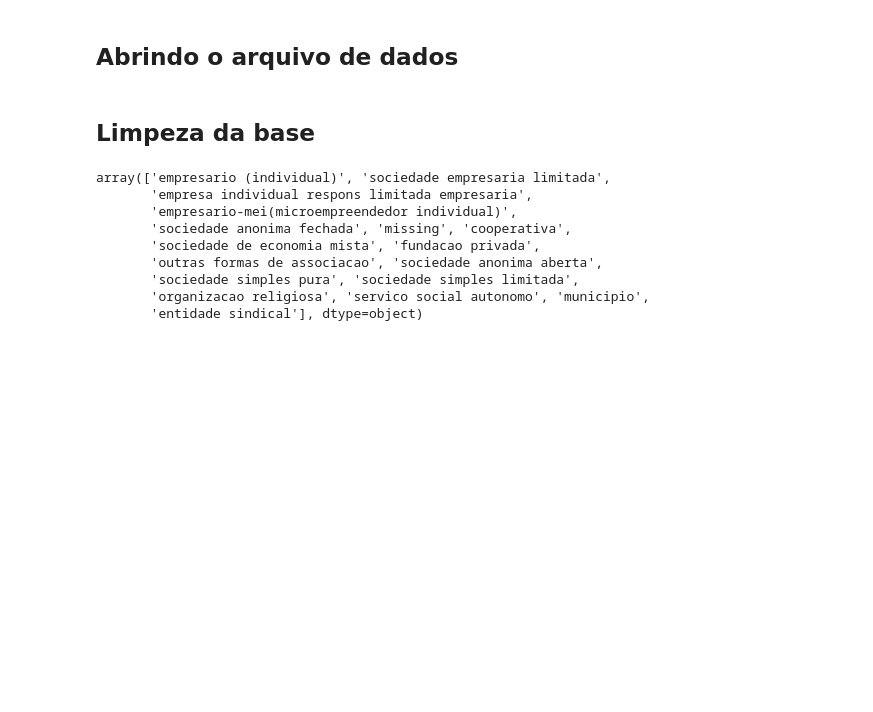
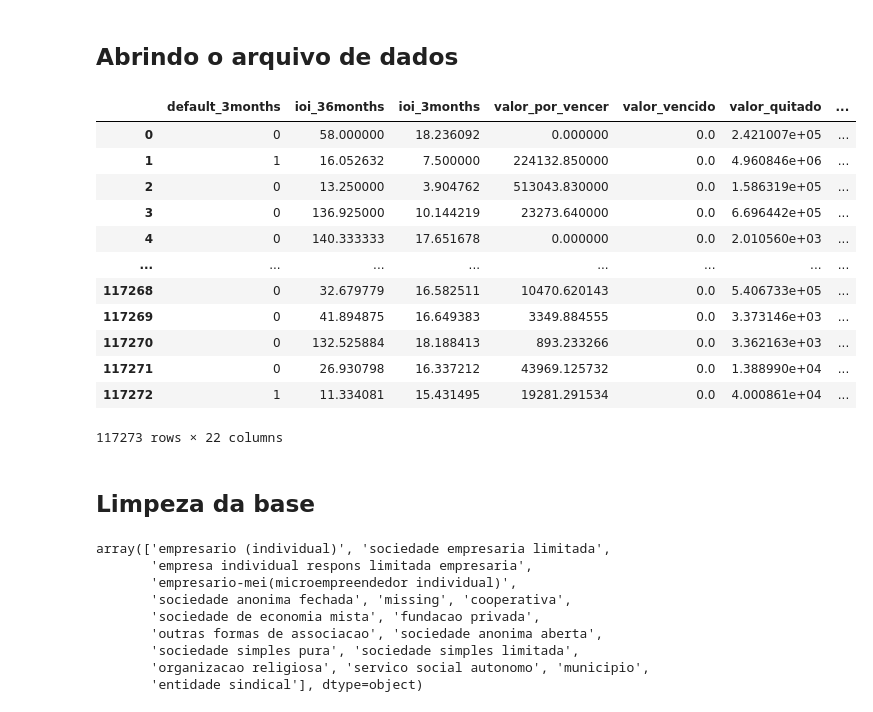
Before and after one commit to carolkgn/desafio_kognita, a Jupyter notebook: Notebooks/X-Health - Pipeline de modelagem.ipynb, the cells around one changed output. Cells and saved outputs as stored; diff of their text form; code cells hidden in the pictures; blank space fills up the shorter version.

```diff
--- a/Notebooks/X-Health - Pipeline de modelagem.ipynb
+++ b/Notebooks/X-Health - Pipeline de modelagem.ipynb
@@ -7,3 +16,19 @@ df = pd.read_csv('~/Área de Trabalho/desafio_kognita/_data/dataset_2021-5-26-10
+# %%
+df
+# %% [output]
+|  | default_3months | ioi_36months | ioi_3months | valor_por_vencer | valor_vencido | valor_quitado | ... |
+| 0 | 0 | 58.000000 | 18.236092 | 0.000000 | 0.0 | 2.421007e+05 | ... |
+| 1 | 1 | 16.052632 | 7.500000 | 224132.850000 | 0.0 | 4.960846e+06 | ... |
+| 2 | 0 | 13.250000 | 3.904762 | 513043.830000 | 0.0 | 1.586319e+05 | ... |
+| 3 | 0 | 136.925000 | 10.144219 | 23273.640000 | 0.0 | 6.696442e+05 | ... |
+| 4 | 0 | 140.333333 | 17.651678 | 0.000000 | 0.0 | 2.010560e+03 | ... |
+| ... | ... | ... | ... | ... | ... | ... | ... |
+| 117268 | 0 | 32.679779 | 16.582511 | 10470.620143 | 0.0 | 5.406733e+05 | ... |
+| 117269 | 0 | 41.894875 | 16.649383 | 3349.884555 | 0.0 | 3.373146e+03 | ... |
+| 117270 | 0 | 132.525884 | 18.188413 | 893.233266 | 0.0 | 3.362163e+03 | ... |
+| 117271 | 0 | 26.930798 | 16.337212 | 43969.125732 | 0.0 | 1.388990e+04 | ... |
+| 117272 | 1 | 11.334081 | 15.431495 | 19281.291534 | 0.0 | 4.000861e+04 | ... |
+117273 rows × 22 columns
 # %% [markdown]
 ## Limpeza da base
 # %%
```
Also changed, not shown: parts of 26 cells of this notebook, 1 other file.
